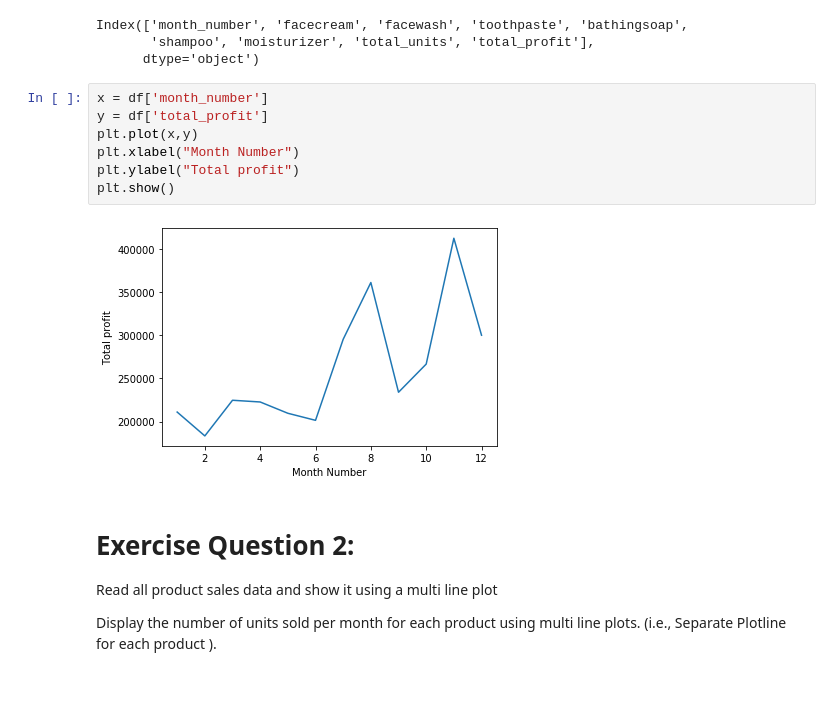
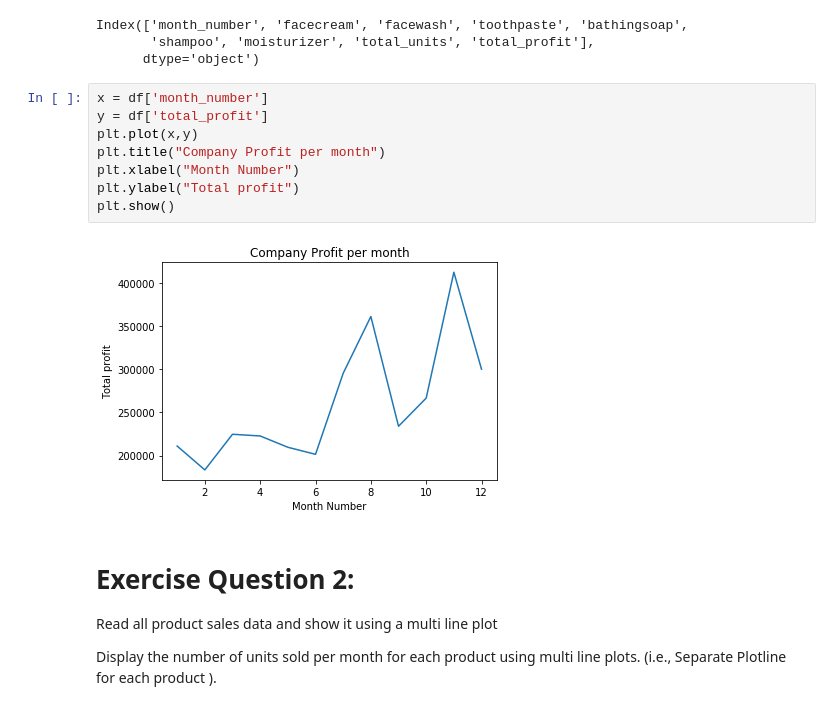
Before and after one commit to Grace2705/She-Code-Africa, a Jupyter notebook: B-Level3.ipynb, the cells around one changed output. Cells and saved outputs as stored; diff of their text form.

```diff
--- a/B-Level3.ipynb
+++ b/B-Level3.ipynb
@@ -334,12 +334,13 @@ Index(['month_number', 'facecream', 'facewash', 'toothpaste', 'bathingsoap',
 # %%
 x = df['month_number']
 y = df['total_profit']
 plt.plot(x,y)
+plt.title("Company Profit per month")
 plt.xlabel("Month Number")
 plt.ylabel("Total profit")
 plt.show()
 # %% [output]
-[figure, old version]
+[figure, new version]
 # %% [markdown]
 # Exercise Question 2:
 
```
Also changed, not shown: parts of 8 cells of this notebook.
